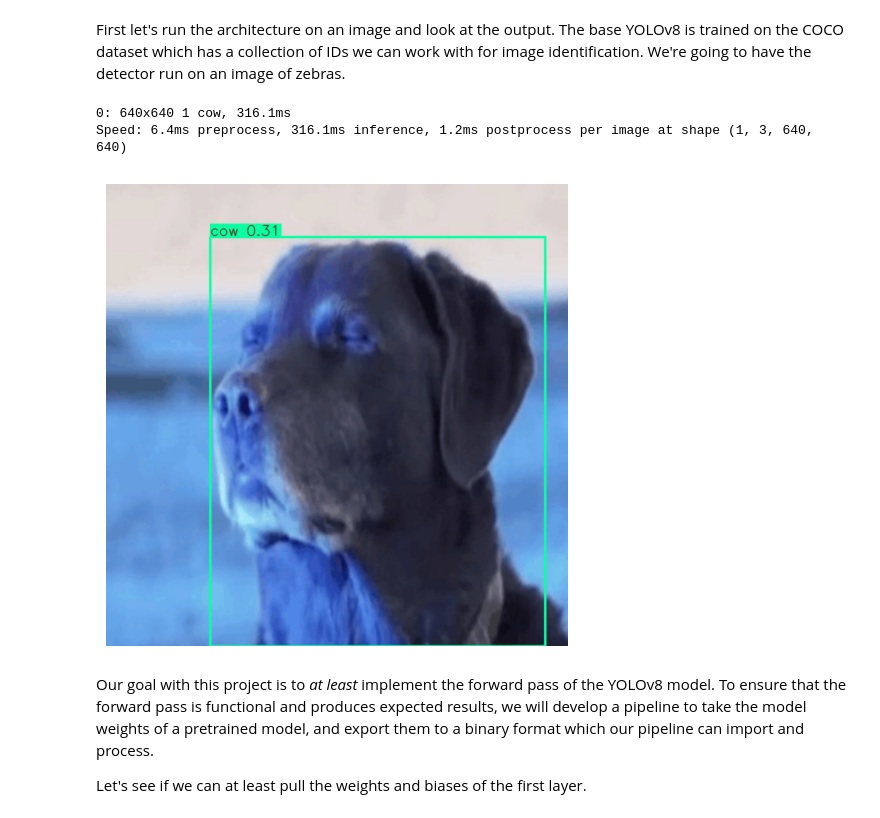
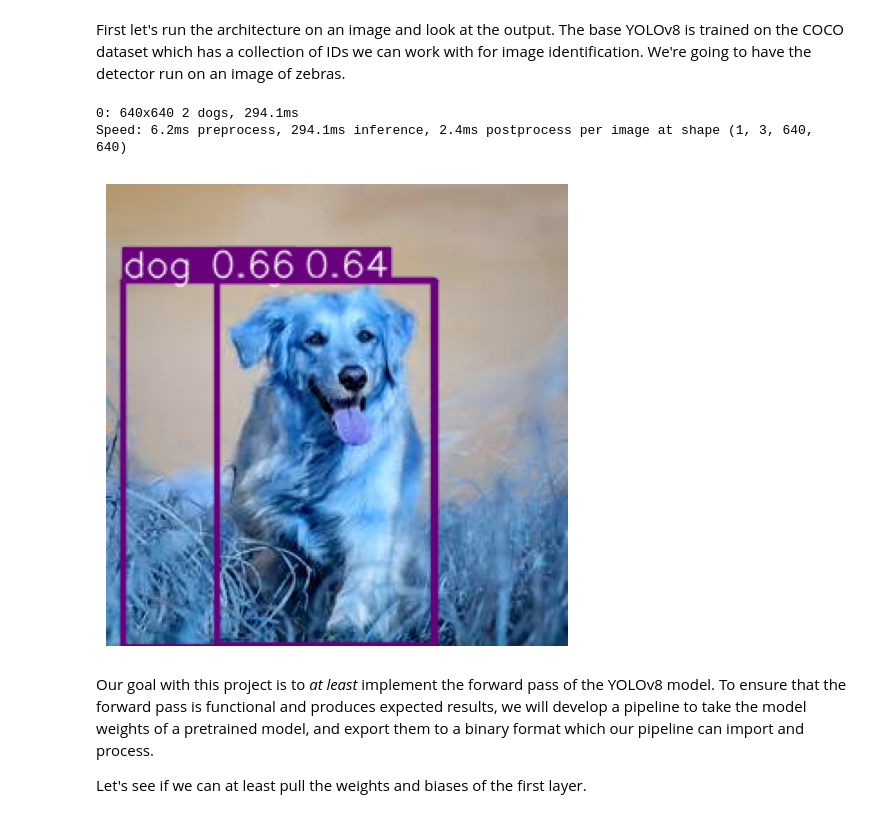
Before and after one commit to Dolphcode/cs455-gpu-cluster-proj, a Jupyter notebook: project/v0_ipynb/yolov8_test.ipynb, the cells around one changed output. Saved outputs shown, nothing was run; the diff lists cells and outputs as text; code cells hidden in the pictures.

```diff
--- a/project/v0_ipynb/yolov8_test.ipynb
+++ b/project/v0_ipynb/yolov8_test.ipynb
@@ -11,28 +11,28 @@ First let's run the architecture on an image and look at the output. The base YO
 # %%
 import cv2
 import matplotlib.pyplot as plt
 
 # Select the image to scan
-IMG_PATH = "dog_faith.png"
+IMG_PATH = "dog.jpg"
 
 # Read that
 image = cv2.imread(IMG_PATH)
-image = cv2.resize(img, (640, 640))
+image = cv2.resize(image, (640, 640))
 
 results = model(image, device="cpu")
 
 # Draws the annotated plot
 img_annotated = results[0].plot()  # draws boxes on the image
 
 # Plot the selected frame
 plt.figure(figsize=(10, 6))
 plt.imshow(img_annotated)
 plt.axis("off")
 plt.show()
 # %% [output]
-0: 640x640 1 cow, 316.1ms
-Speed: 6.4ms preprocess, 316.1ms inference, 1.2ms postprocess per image at shape (1, 3, 640, 640)
+0: 640x640 2 dogs, 294.1ms
+Speed: 6.2ms preprocess, 294.1ms inference, 2.4ms postprocess per image at shape (1, 3, 640, 640)
-[figure, old version]
+[figure, new version]
 # %% [markdown]
 Our goal with this project is to *at least* implement the forward pass of the YOLOv8 model. To ensure that the forward pass is functional and produces expected results, we will develop a pipeline to take the model weights of a pretrained model, and export them to a binary format which our pipeline can import and process.
 
```
Also changed, not shown: 7 other files.
